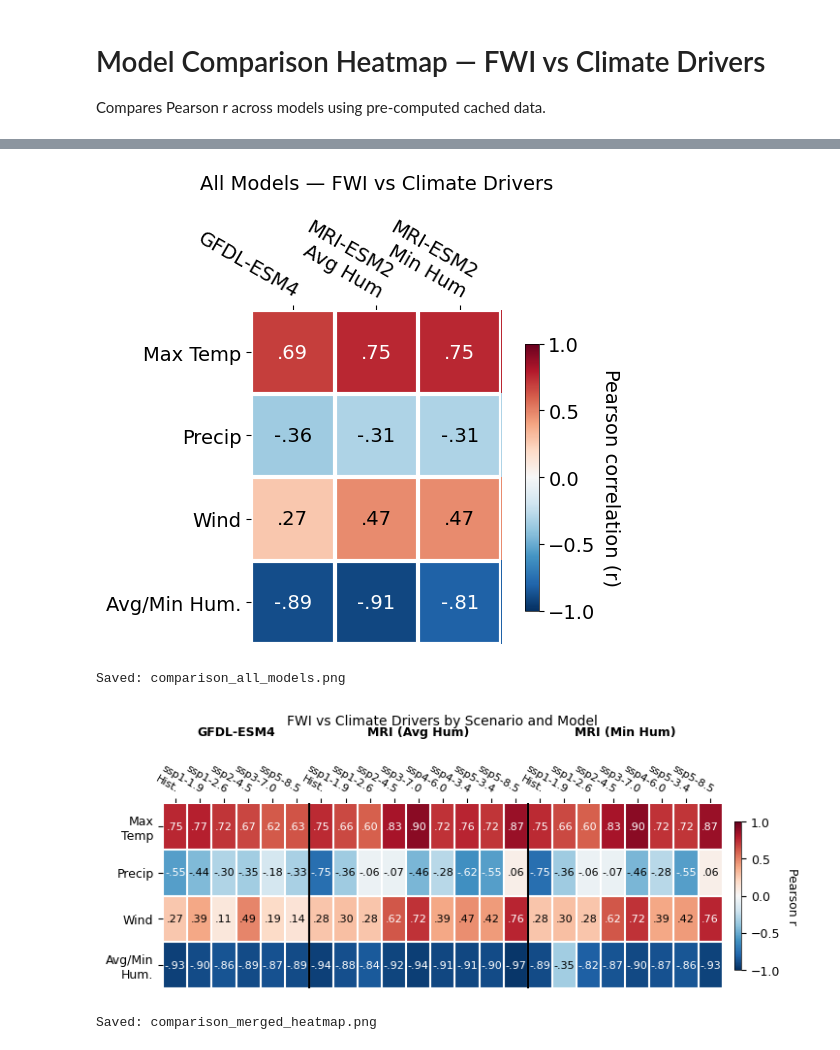
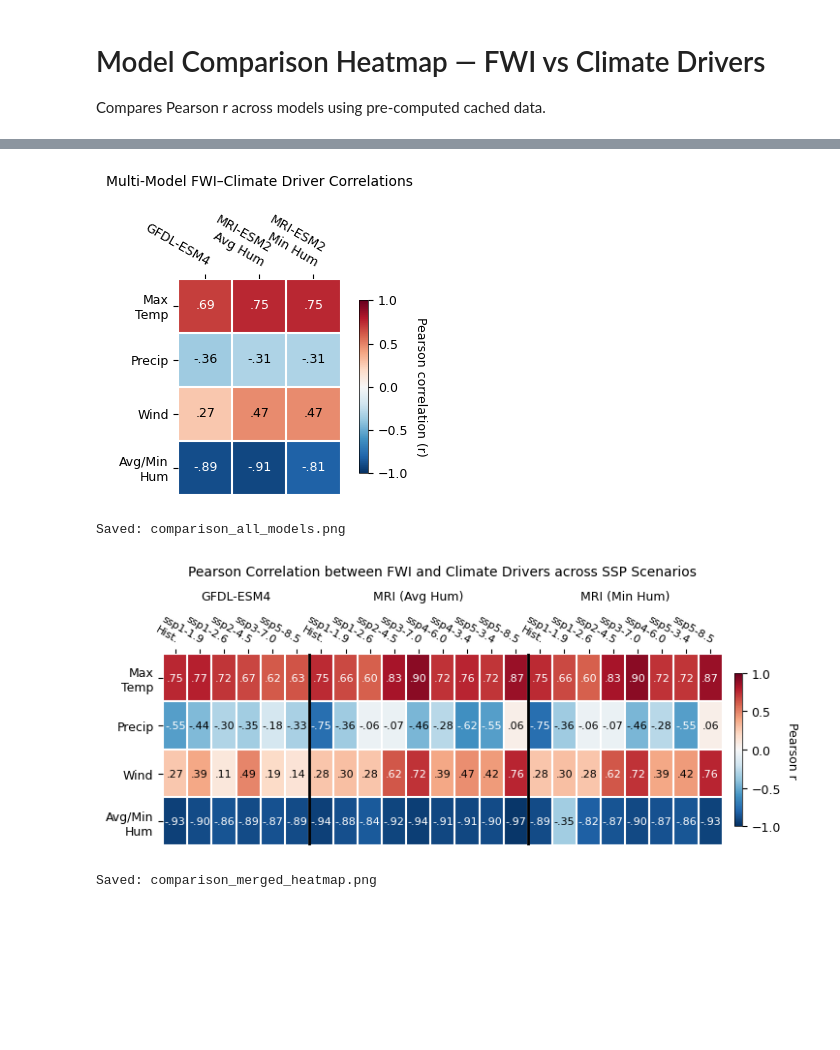
Before and after one commit to Thunthita/ClimateChangeonWildfire, a Jupyter notebook: New /src/All/Model_Comparison_Heatmap.ipynb, the cells around one changed output, grey strips where cells are left out. Cells and saved outputs as stored; diff of their text form; code cells hidden in the pictures; blank space fills up the shorter version.

```diff
--- a/New /src/All/Model_Comparison_Heatmap.ipynb
+++ b/New /src/All/Model_Comparison_Heatmap.ipynb
@@ -67,20 +67,20 @@ def heatmap(data, row_labels, col_labels, ax=None, cbar_kw=None, cbarlabel="", *
         cbar_kw = {}
     im   = ax.imshow(data, **kwargs)
     cbar = ax.figure.colorbar(im, ax=ax, **cbar_kw)
-    cbar.ax.set_ylabel(cbarlabel, rotation=-90, va="bottom", fontsize=14)
-    cbar.ax.tick_params(labelsize=14)
+    cbar.ax.set_ylabel(cbarlabel, rotation=-90, va="bottom", fontsize=9)
+    cbar.ax.tick_params(labelsize=9)
     cbar.outline.set_linewidth(0.5)
     ax.set_xticks(np.arange(len(col_labels)))
     ax.set_yticks(np.arange(len(row_labels)))
-    ax.set_xticklabels(col_labels, fontsize=14)
-    ax.set_yticklabels(row_labels,  fontsize=14)
+    ax.set_xticklabels(col_labels, fontsize=9)
+    ax.set_yticklabels(row_labels,  fontsize=9)
     ax.tick_params(top=True, bottom=False, labeltop=True, labelbottom=False)
     plt.setp(ax.get_xticklabels(), rotation=-30, ha="right", rotation_mode="anchor")
     for spine in ax.spines.values():
         spine.set_visible(False)
     ax.set_xticks(np.arange(len(col_labels) + 1) - .5, minor=True)
     ax.set_yticks(np.arange(len(row_labels)  + 1) - .5, minor=True)
-    ax.grid(which="minor", color="w", linestyle="-", linewidth=3)
+    ax.grid(which="minor", color="w", linestyle="-", linewidth=1.5)
     ax.tick_params(which="minor", bottom=False, left=False)
     return im, cbar
 
@@ -108,7 +108,7 @@ def plot_model_comparison_heatmap(
     title:       str,
     filename:    str,
     hum_label:   str   = "Humidity",
-    figsize:     tuple = (5, 5),
+    figsize:     tuple = (5.51, 3.5),
     model_keys:  list  = None,
 ) -> None:
     # model_keys = cache lookup keys; model_names = display labels
@@ -119,7 +119,7 @@ def plot_model_comparison_heatmap(
     Each cell = mean Pearson r across scenarios.
     """
     var_order  = ["tasmax", "pr", "sfcWind", "hum"]
-    var_labels = ["Max Temp", "Precip", "Wind", hum_label]
+    var_labels = ["Max\nTemp", "Precip", "Wind", hum_label]
 
     matrix = np.full((4, len(model_names)), np.nan)
 
@@ -161,10 +161,10 @@ def plot_model_comparison_heatmap(
     )
     annotate_heatmap(im, data=df.values,
                      valfmt=matplotlib.ticker.FuncFormatter(_fmt),
-                     size=14, threshold=0.5,
+                     size=9, threshold=0.5,
                      textcolors=("black", "white"))
 
-    ax.set_title(title, pad=20, fontsize=14)
+    ax.set_title(title, pad=20, fontsize=10)
     plt.tight_layout()
     plt.savefig(filename, dpi=300, bbox_inches="tight")
     plt.show()
@@ -186,19 +186,19 @@ Saved: comparison_GFDL_vs_MRI_hurs.png
 # %%
 # ── Heatmap 2: All 3 models ───────────────────────────────────────────────────
 # Uses all available scenarios per model (missing files are skipped automatically)
 ALL_SCENARIOS = ["historical", "ssp119", "ssp126", "ssp245", "ssp370",
                  "ssp460", "ssp534", "ssp585"]
 
 plot_model_comparison_heatmap(
     model_names = ["GFDL-ESM4", "MRI-ESM2\nAvg Hum", "MRI-ESM2\nMin Hum"],
     scenarios   = ALL_SCENARIOS,
-    title       = "All Models — FWI vs Climate Drivers",
+    title       = "Multi-Model FWI–Climate Driver Correlations",
     filename    = "comparison_all_models.png",
-    hum_label   = "Avg/Min Hum.",
-    figsize     = (7, 5),
+    hum_label   = "Avg/Min\nHum",
+    figsize     = (5.51, 3.5),
 )
 # %% [output]
-[figure, old version]
+[figure, new version]
 Saved: comparison_all_models.png
 # %%
 # ── Single merged heatmap: rows=variables, cols=scenarios grouped by model ────
@@ -222,7 +222,7 @@ MODEL_CONFIGS = [
 ]
 
 VAR_ORDER  = ["tasmax", "pr", "sfcWind", "hum"]
-VAR_LABELS = ["Max\nTemp", "Precip", "Wind", "Avg/Min\nHum."]
+VAR_LABELS = ["Max\nTemp", "Precip", "Wind", "Avg/Min\nHum"]
 
 # ── Build full matrix ─────────────────────────────────────────────────────────
 all_col_labels = []
@@ -252,7 +252,6 @@ for cfg in MODEL_CONFIGS:
     full_matrix = np.hstack([full_matrix, block])
 
 # ── Plot ──────────────────────────────────────────────────────────────────────
-# 7.48 in = 190 mm (Elsevier double-column); height chosen so each row ~0.7 in
 FIG_W, FIG_H = 7.48, 3.2
 
 n_cols  = full_matrix.shape[1]
@@ -266,7 +265,6 @@ cbar.ax.set_ylabel("Pearson r", rotation=-90, va="bottom", fontsize=9)
 cbar.ax.tick_params(labelsize=9)
 cbar.outline.set_linewidth(0.5)
 
-# Tick labels  (>=8 pt per journal minimum)
 ax.set_xticks(range(n_cols))
 ax.set_xticklabels(all_col_labels, fontsize=8)
 ax.set_yticks(range(4))
@@ -274,7 +272,6 @@ ax.set_yticklabels(VAR_LABELS, fontsize=9)
 ax.tick_params(top=True, bottom=False, labeltop=True, labelbottom=False)
 plt.setp(ax.get_xticklabels(), rotation=-30, ha="right", rotation_mode="anchor")
 
-# Cell grid
 for spine in ax.spines.values():
     spine.set_visible(False)
 ax.set_xticks(np.arange(n_cols + 1) - .5, minor=True)
@@ -282,7 +279,6 @@ ax.set_yticks(np.arange(5) - .5, minor=True)
 ax.grid(which="minor", color="w", linestyle="-", linewidth=1.5)
 ax.tick_params(which="minor", bottom=False, left=False)
 
-# Cell value annotations
 def _fmt(x, pos):
     return f"{x:.2f}".replace("0.", ".").replace("-0.", "-.")
 fmt = matplotlib.ticker.FuncFormatter(_fmt)
@@ -294,22 +290,22 @@ for i in range(4):
             ax.text(j, i, fmt(val, None), ha="center", va="center",
                     color=color, fontsize=8)
 
-# Model group dividers + labels
+# Model group dividers (thick white line) + labels
 x_pos = -0.5
 for cfg, size in zip(MODEL_CONFIGS, group_sizes):
     mid = x_pos + size / 2
     ax.text(mid, -1.7, cfg["label"], ha="center", va="center",
-            fontsize=9, fontweight="bold", transform=ax.transData)
+            fontsize=9, transform=ax.transData)
     x_pos += size
     if x_pos < n_cols - 0.5:
-        ax.axvline(x=x_pos, color="black", linewidth=1.5)
+        ax.axvline(x=x_pos, color="black", linewidth=2, zorder=3)
 
-ax.set_title("FWI vs Climate Drivers by Scenario and Model", pad=28, fontsize=10)
+ax.set_title("Pearson Correlation between FWI and Climate Drivers across SSP Scenarios", pad=28, fontsize=10)
 
 plt.tight_layout()
 plt.savefig("comparison_merged_heatmap.png", dpi=300, bbox_inches="tight")
 plt.show()
 print("Saved: comparison_merged_heatmap.png")
 # %% [output]
-[figure, old version]
+[figure, new version]
 Saved: comparison_merged_heatmap.png
```
Also changed, not shown: parts of 1 cell of this notebook, 8 other files.
